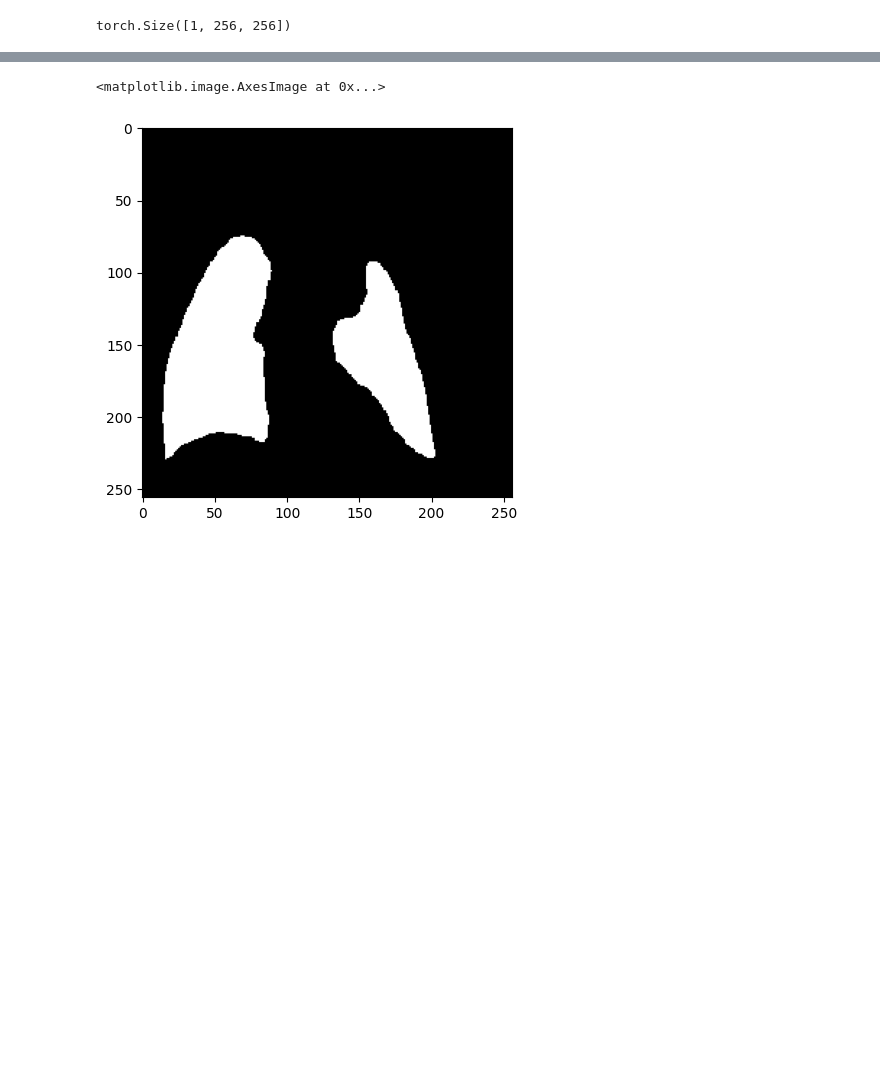
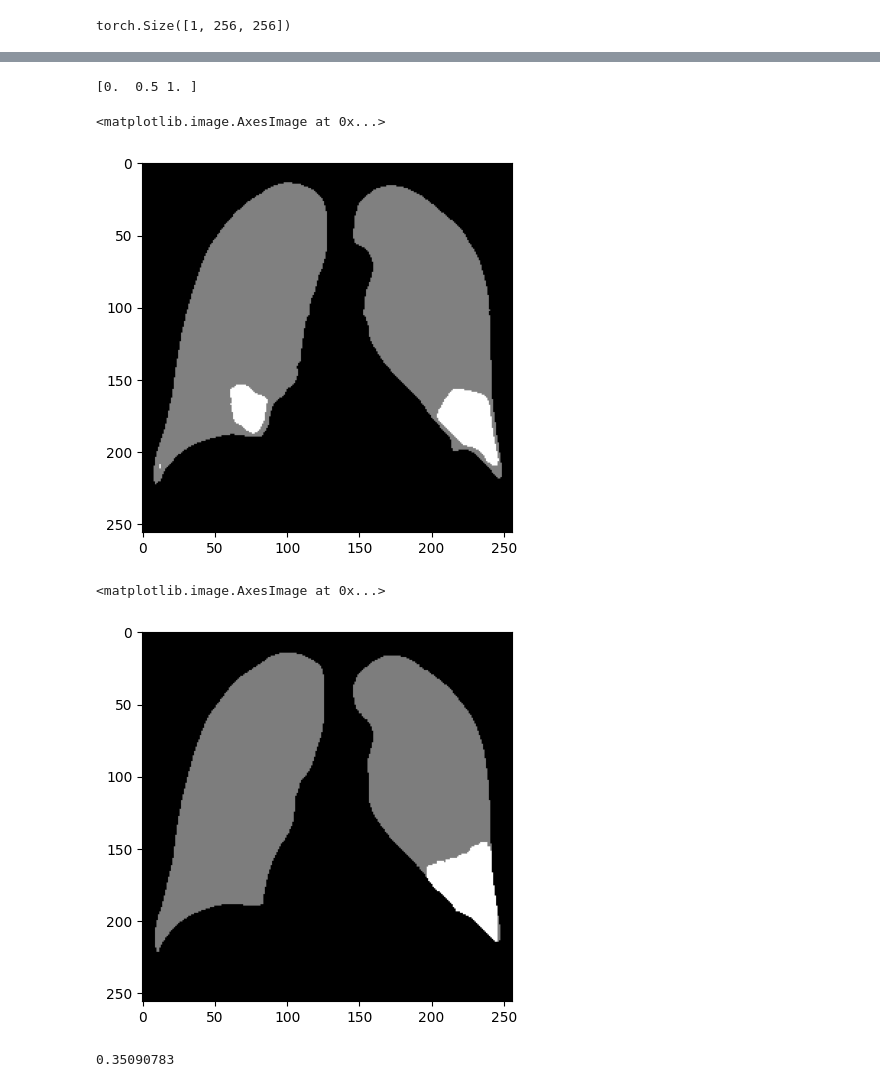
Before and after one commit to minhhvu17/mlmed2024, a Jupyter notebook: Report_3/lungcovid.ipynb, the cells around one changed output, grey strips where cells are left out. Cells and saved outputs as stored; diff of their text form; code cells hidden in the pictures; blank space fills up the shorter version.

```diff
--- a/Report_3/lungcovid.ipynb
+++ b/Report_3/lungcovid.ipynb
@@ -391,5 +558,20 @@ plt.imshow(pred_1.detach().cpu().squeeze(), cmap= "gray")
+# %%
+prediction = pred_1.detach().cpu().squeeze()
+prediction[prediction < 0.24] = 0
+prediction[(prediction >= 0.24) & (prediction < 0.74)] = 0.5
+prediction[prediction >= 0.74] = 1
+print(np.unique(prediction))
+plt.imshow(prediction, cmap= "gray")
+# %% [output]
+[0.  0.5 1. ]
+<matplotlib.image.AxesImage at 0x...>
+[figure, added]
 # %%
-plt.imshow(test_cd[100][1].squeeze(0), cmap = 'gray')
+plt.imshow(test_cd[3][1].squeeze(0), cmap = 'gray')
 # %% [output]
 <matplotlib.image.AxesImage at 0x...>
-[figure, old version]
+[figure, new version]
+# %%
+mean_squared_error(test_cd[3][1].squeeze(0),test_1.unsqueeze(0).unsqueeze(0).to(device).detach().cpu().squeeze())
+# %% [output]
+0.35090783
```
Also changed, not shown: parts of 25 cells of this notebook, 2 other files.
